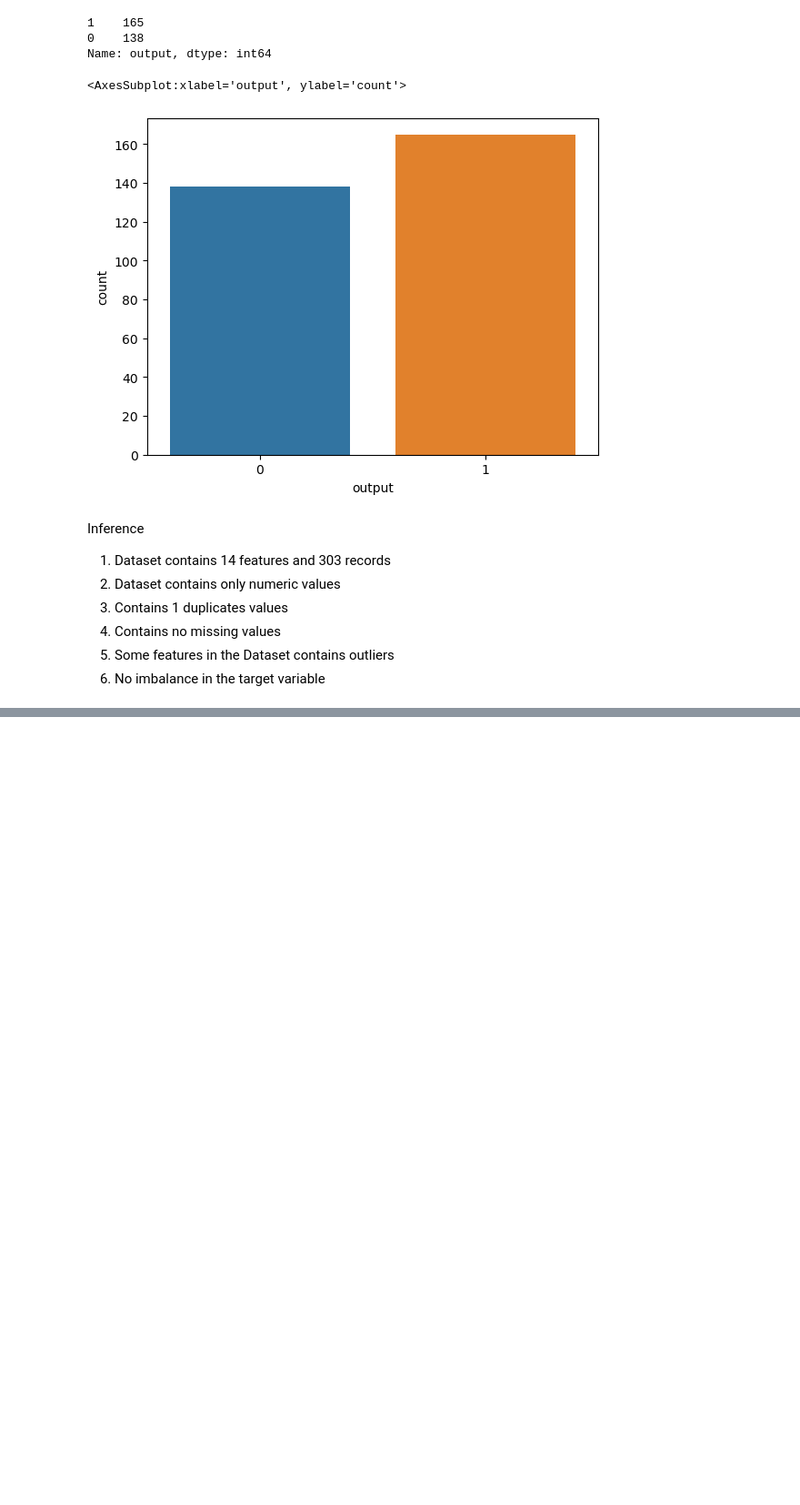
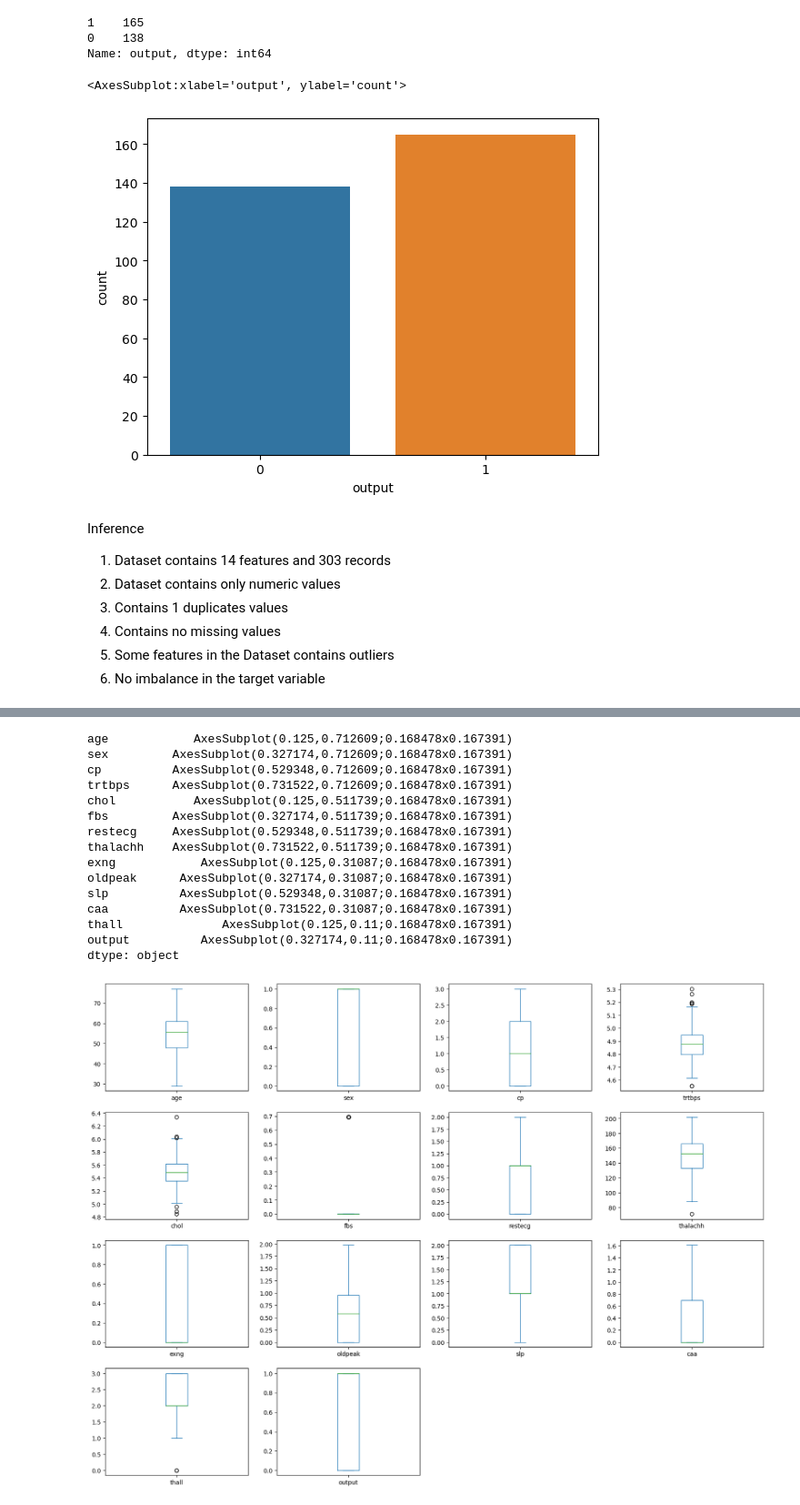
Before and after one commit to Joemi94/heart_failure_project, a Jupyter notebook: Heart_prediction.ipynb, the cells around one changed output, grey strips where cells are left out. Shown at 91% size. Drawn from its saved outputs; the diff is of its cells as text; code cells hidden in the pictures; blank space fills up the shorter version.

```diff
--- a/Heart_prediction.ipynb
+++ b/Heart_prediction.ipynb
@@ -141,0 +234,19 @@ dfCopy = df.drop_duplicates(inplace = False)
+# %%
+dfCopy.plot(kind  = 'box', subplots = True, sharex = False, layout = (4,4), figsize = (20,15))
+# %% [output]
+age            AxesSubplot(0.125,0.712609;0.168478x0.167391)
+sex         AxesSubplot(0.327174,0.712609;0.168478x0.167391)
+cp          AxesSubplot(0.529348,0.712609;0.168478x0.167391)
+trtbps      AxesSubplot(0.731522,0.712609;0.168478x0.167391)
+chol           AxesSubplot(0.125,0.511739;0.168478x0.167391)
+fbs         AxesSubplot(0.327174,0.511739;0.168478x0.167391)
+restecg     AxesSubplot(0.529348,0.511739;0.168478x0.167391)
+thalachh    AxesSubplot(0.731522,0.511739;0.168478x0.167391)
+exng            AxesSubplot(0.125,0.31087;0.168478x0.167391)
+oldpeak      AxesSubplot(0.327174,0.31087;0.168478x0.167391)
+slp          AxesSubplot(0.529348,0.31087;0.168478x0.167391)
+caa          AxesSubplot(0.731522,0.31087;0.168478x0.167391)
+thall              AxesSubplot(0.125,0.11;0.168478x0.167391)
+output          AxesSubplot(0.327174,0.11;0.168478x0.167391)
+dtype: object
+[figure, added]
```
Also changed, not shown: parts of 14 cells of this notebook.
